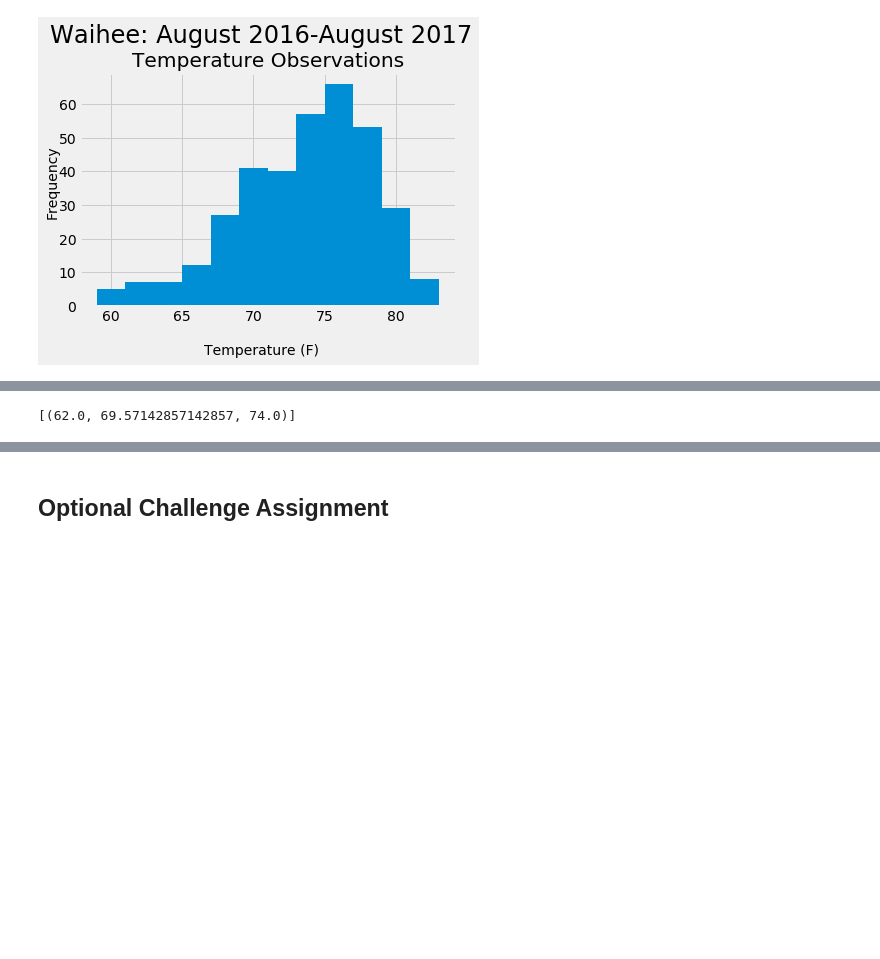
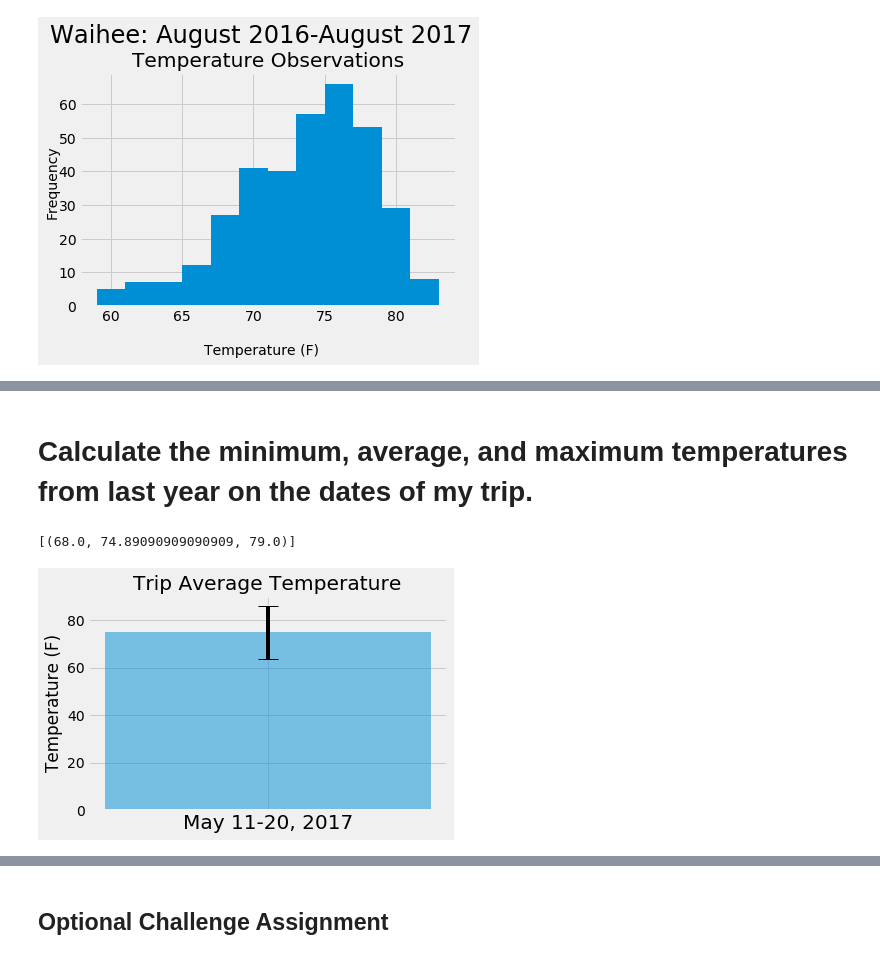
Before and after one commit to dianess/sqlalchemy-challenge, a Jupyter notebook: climate - Diane.ipynb, the cells around one changed output, grey strips where cells are left out. Cells and saved outputs as stored; diff of their text form; code cells hidden in the pictures; blank space fills up the shorter version.

```diff
--- a/climate - Diane.ipynb
+++ b/climate - Diane.ipynb
@@ -517,6 +576,8 @@ Text(0.5, 1.05, 'Waihee: August 2016-August 2017')
 # Their histogram for reference
 # %% [markdown]
 ![precipitation](Images/station-histogram.png)
+# %% [markdown]
+# Calculate the minimum, average, and maximum temperatures from last year on the dates of my trip.
 # %%
 # This function called `calc_temps` will accept start date and end date in the format '%Y-%m-%d'
 # and return the minimum, average, and maximum temperatures for that range of dates
@@ -533,17 +594,41 @@ def calc_temps(start_date, end_date):
 
     return session.query(func.min(Measurement.tobs), func.avg(Measurement.tobs), func.max(Measurement.tobs)).\
         filter(Measurement.date >= start_date).filter(Measurement.date <= end_date).all()
-
-# function usage example
-print(calc_temps('2012-02-28', '2012-03-05'))
-# %% [output]
-[(62.0, 69.57142857142857, 74.0)]
 # %%
 # Use your previous function `calc_temps` to calculate the tmin, tavg, and tmax
 # for your trip using the previous year's data for those same dates.
+
+# For a trip from May 11 - May 20, using 2017 data
+# printing the mininum temperature, the average temperature, and the maximum temperature
+
+print(calc_temps('2017-05-11', '2017-05-20'))
+# %% [output]
+[(68.0, 74.89090909090909, 79.0)]
 # %%
-# Plot the results from your previous query as a bar chart.
+###### Plot the results from your previous query as a bar chart.
 # Use "Trip Avg Temp" as your Title
 # Use the average temperature for the y value
 # Use the peak-to-peak (tmax-tmin) value as the y error bar (yerr)
+
+min = 68
+mean = 74.89
+max = 79
+
+x_pos = np.arange(1)
+label = ['May 11-20, 2017']
+
+# Build the plot
+fig, ax = pyplot.subplots()
+ax.bar(x_pos, mean, yerr=max-min, align='center', alpha=0.5, ecolor='black', capsize=10)
+ax.set_ylabel('Temperature (F)')
+ax.set_xticks(x_pos)
+ax.set_xticklabels(label, fontsize=20)
+ax.set_title('Trip Average Temperature')
+ax.yaxis.grid(True)
+
+# Use tight layout and show the bar graph
+pyplot.tight_layout()
+pyplot.show()
+# %% [output]
+[figure, added]
 # %%
```
Also changed, not shown: parts of 13 cells of this notebook.
